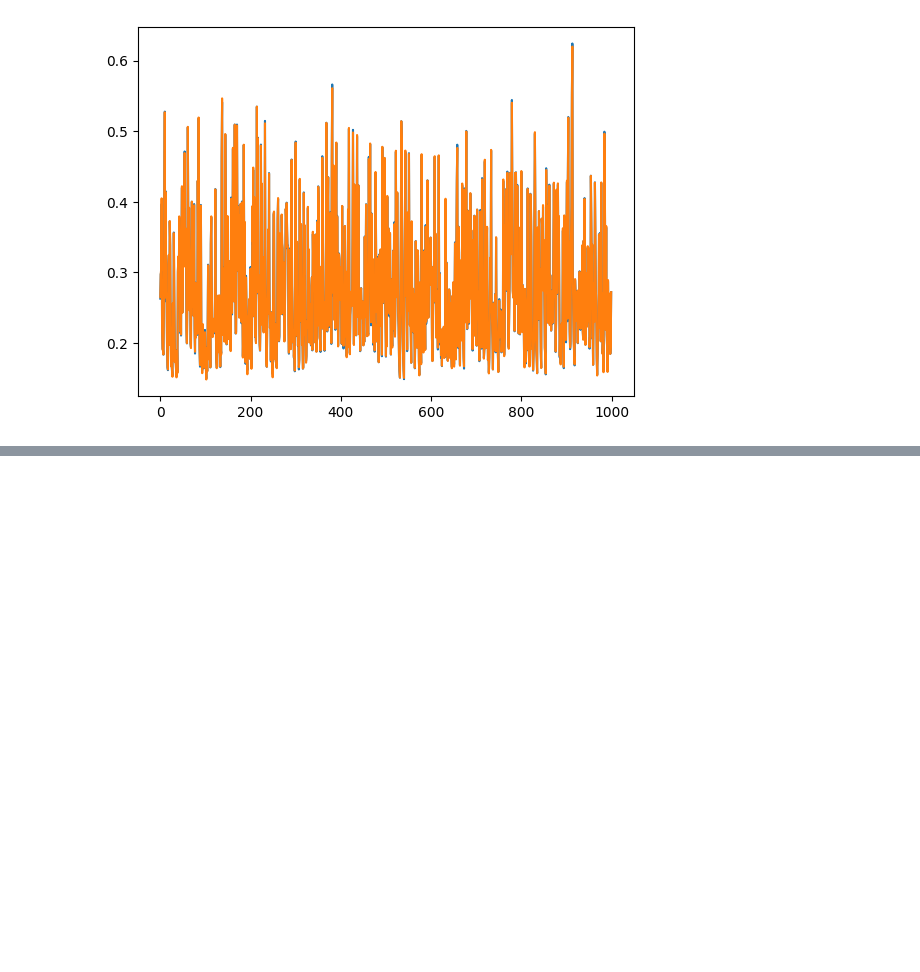
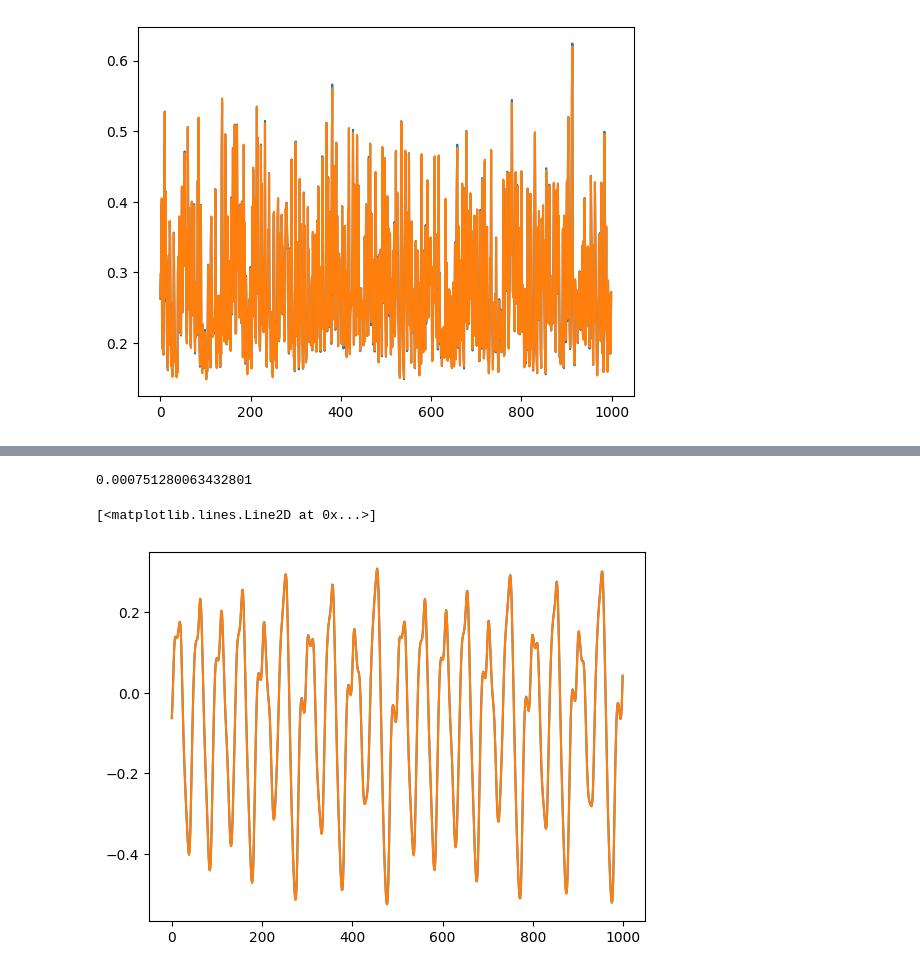
Before and after one commit to g-lago8/ComputationalNeuroScience, a Jupyter notebook: LAB3/Lab3_2/esn.ipynb, the cells around one changed output, grey strips where cells are left out. Cells and saved outputs as stored; diff of their text form; code cells hidden in the pictures; blank space fills up the shorter version.

```diff
--- a/LAB3/Lab3_2/esn.ipynb
+++ b/LAB3/Lab3_2/esn.ipynb
@@ -107,0 +121,24 @@ plt.plot(y_val_pred1)
+# %%
+mg_x_train = mg_input[:,:5000].T
+mg_x_val = mg_input[:,5000:6000].T
+mg_x_test= mg_input[:,6000:].T
+
+mg_y_train = mg_target[:,:5000].T
+mg_y_val = mg_target[:,5000:6000].T
+mg_y_test= mg_target[:,6000:].T
+# %%
+esn = EchoStateNetwork(1,300, 1.1,1.1,head=LeastMeanSquares())
+# %%
+esn.fit(mg_x_train, mg_y_train)
+# %%
+mg_y_val_pred=esn.predict(mg_x_val)
+# %%
+mean_absolute_error(mg_y_val, mg_y_val_pred)
+# %% [output]
+0.000751280063432801
+# %%
+plt.plot(mg_y_val)
+plt.plot(mg_y_val_pred)
+# %% [output]
+[<matplotlib.lines.Line2D at 0x...>]
+[figure, added]
```
Also changed, not shown: parts of 5 cells of this notebook, 1 other file.
